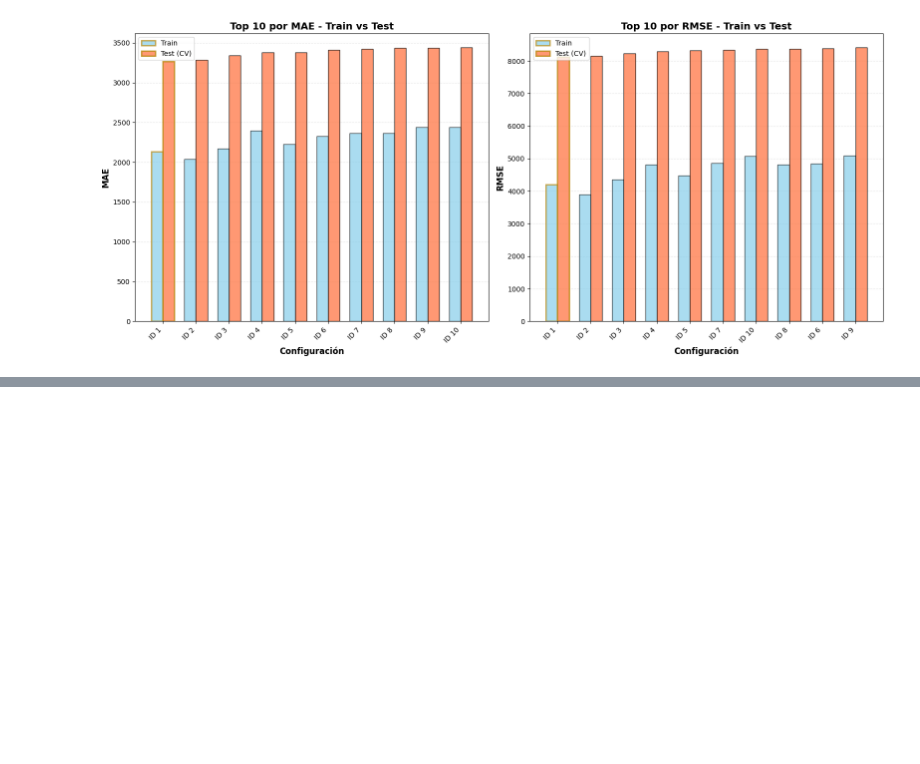
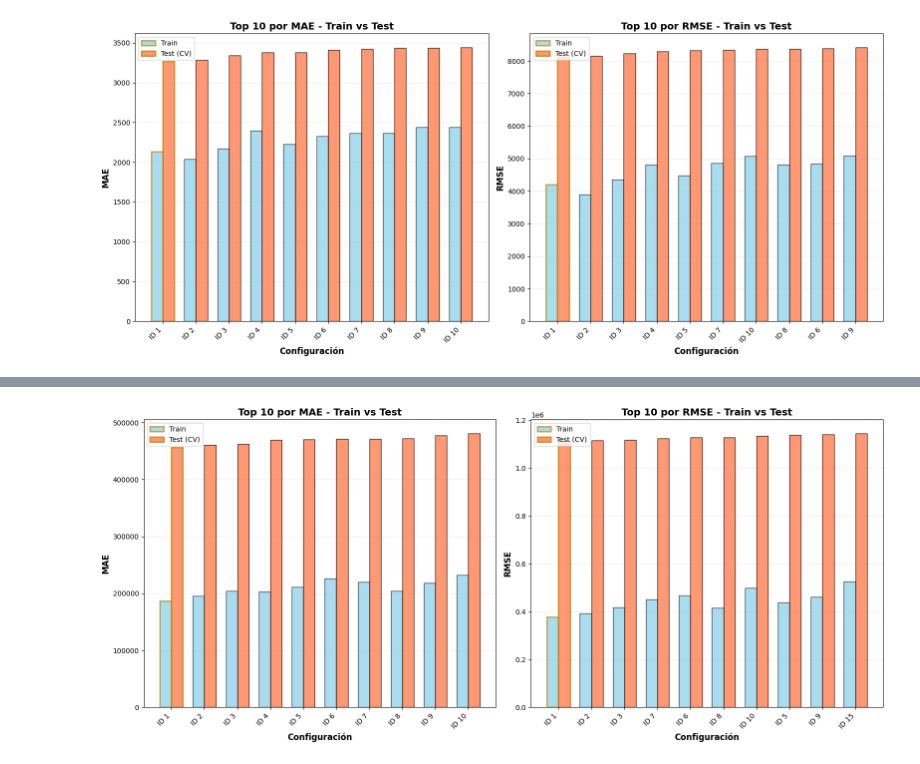
Before and after one commit to gonzabaleta/alquileres, a Jupyter notebook: notebooks/08-arboles-analisis.ipynb, the cells around one changed output, grey strips where cells are left out. Saved outputs shown, nothing was run; the diff lists cells and outputs as text; code cells hidden in the pictures; blank space fills up the shorter version.

```diff
--- a/notebooks/08-arboles-analisis.ipynb
+++ b/notebooks/08-arboles-analisis.ipynb
@@ -186,0 +269,3 @@ plot_grid_search_results(df_lgbm_normal, top_n=10)
+# %%
+df_lgbm_outliers = pd.read_csv("../results/random_search/lgbm_outliers.csv")
+df_lgbm_outliers = add_id_to_results(df_lgbm_outliers)
@@ -186,0 +282,4 @@ plot_grid_search_results(df_lgbm_normal, top_n=10)
+# %%
+plot_grid_search_results(df_lgbm_outliers, top_n=10)
+# %% [output]
+[figure, added]
```
Also changed, not shown: parts of 56 cells of this notebook, 6 other files.
